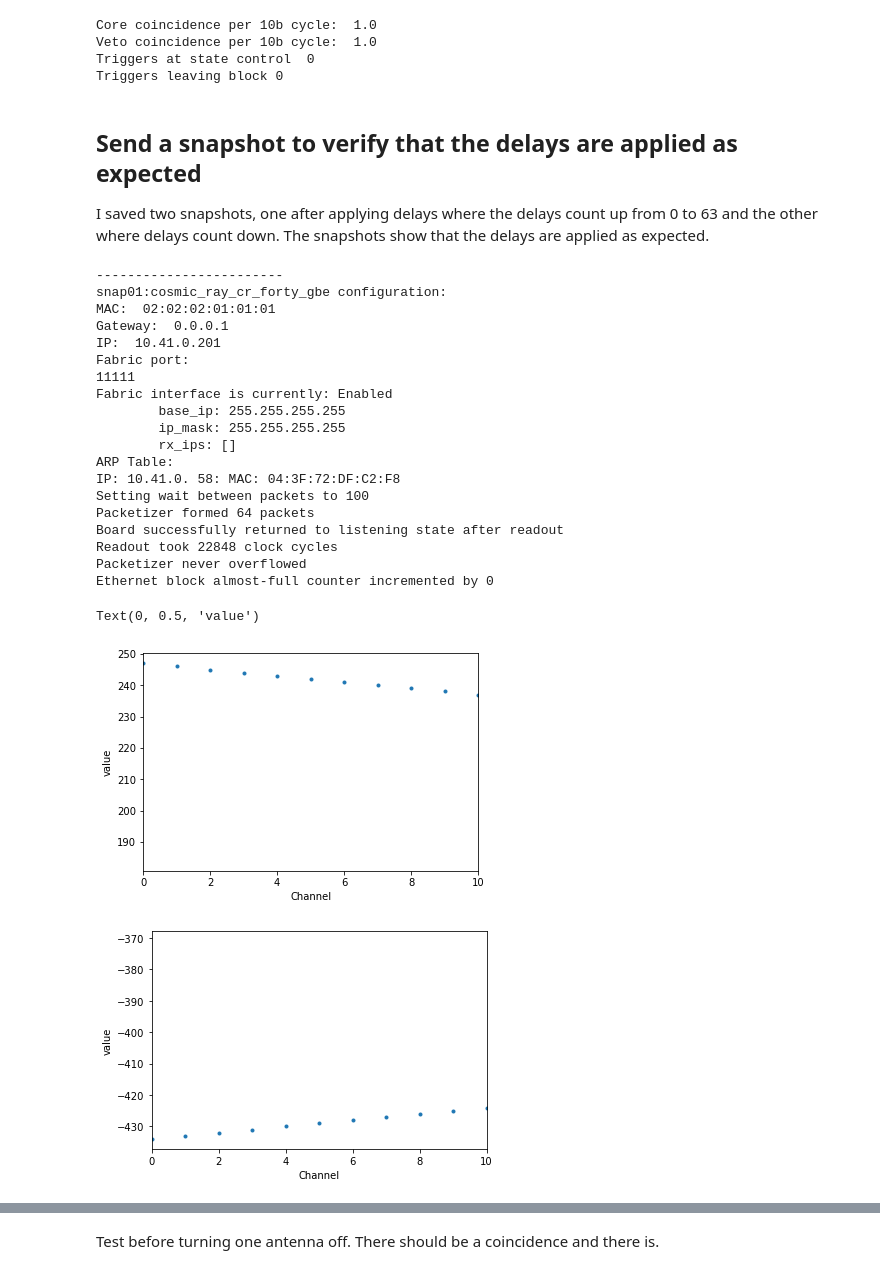
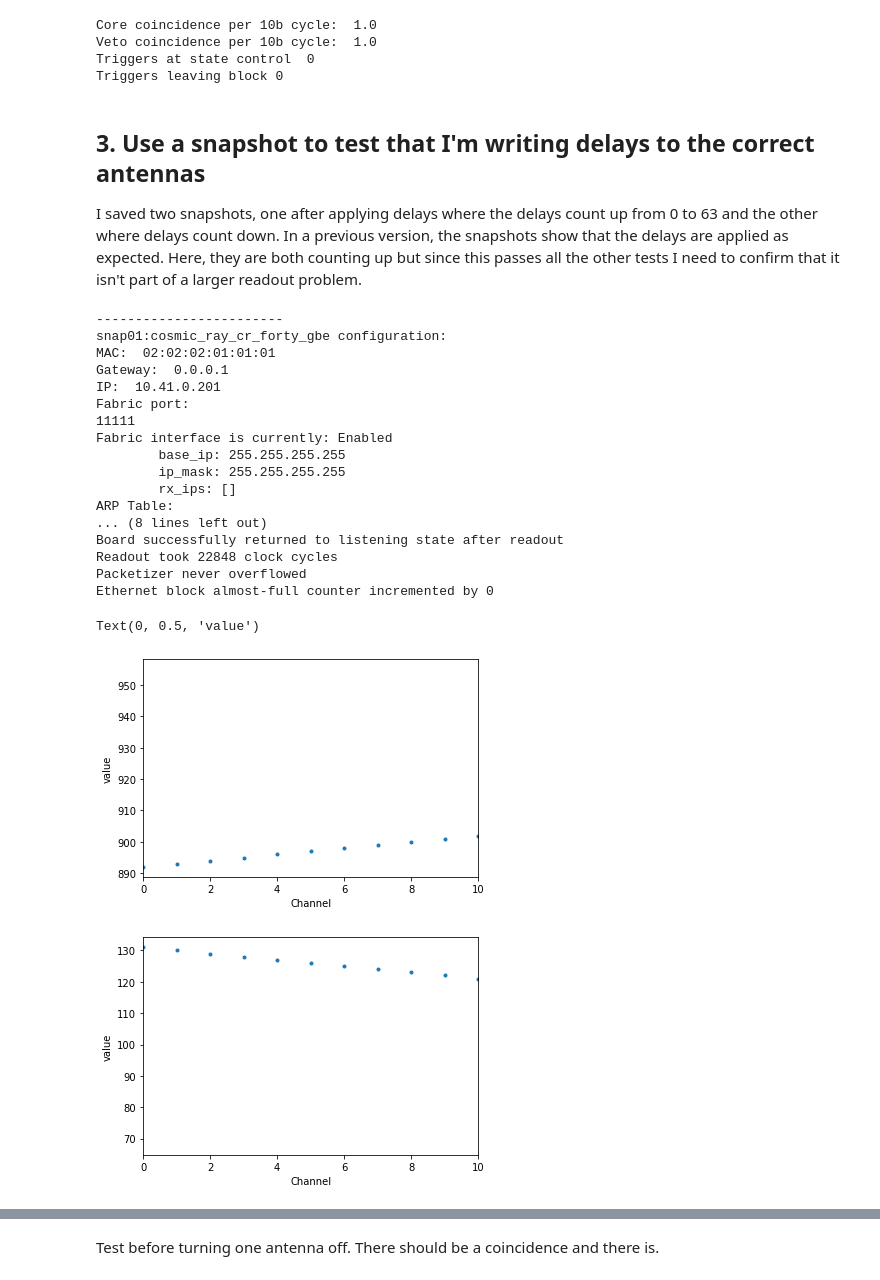
Before and after one commit to realtimeradio/caltech-lwa, a Jupyter notebook: cosmic_ray_scripts/snap2_control/trigger_veto_window_tests_internal.ipynb, the cells around one changed output, grey strips where cells are left out. Drawn from its saved outputs; the diff is of its cells as text; code cells hidden in the pictures.

Commit message:
Adding latest test notebooks and datacapture version. These finished validating the trigger and veto system and debugged a readout problem where internal triggers didn't result in ethernet packets.

```diff
--- a/cosmic_ray_scripts/snap2_control/trigger_veto_window_tests_internal.ipynb
+++ b/cosmic_ray_scripts/snap2_control/trigger_veto_window_tests_internal.ipynb
@@ -247,20 +238,26 @@ Veto coincidence per 10b cycle:  1.0
 Triggers at state control  0
 Triggers leaving block 0
 # %% [markdown]
-## Send a snapshot to verify that the delays are applied as expected
-I saved two snapshots, one after applying delays where the delays count up from 0 to 63 and the other where delays count down.  The snapshots show that the delays are applied as expected.
+## 3. Use a snapshot to test that I'm writing delays to the correct antennas
+
+I saved two snapshots, one after applying delays where the delays count up from 0 to 63 and the other where delays count down.  In a previous version, the snapshots show that the delays are applied as expected. Here, they are both counting up but since this passes all the other tests I need to confirm that it isn't part of a larger readout problem.
 # %%
 setvalue(casperbrd,"enable_coinc_trig","cr_registers.xlsx",0)
 delays=64-np.asarray(range(64))
 set_delays(casperbrd,delays)
 
 setup_ethernet(brdname,casperbrd,fpgfile,'lwacr',100)
-setvalue(casperbrd,'brd_id','cr_registers.xlsx',7)
+setvalue(casperbrd,'brd_id','cr_registers.xlsx',1)
 
 #enable ethernet
 setvalue(casperbrd,'eth_enable','cr_registers.xlsx',1)
 #send trigger
 software_trigger(casperbrd,1)
+
+#set delays counting up
+delays=np.asarray(range(64))
+set_delays(casperbrd,delays)
+software_trigger(casperbrd,1)
 # %% [output]
 ------------------------
 snap01:cosmic_ray_cr_forty_gbe configuration:
@@ -274,38 +271,44 @@ Fabric interface is currently: Enabled
         ip_mask: 255.255.255.255
         rx_ips: []
 ARP Table:
-IP: 10.41.0. 58: MAC: 04:3F:72:DF:C2:F8
-Setting wait between packets to 100
-Packetizer formed 64 packets
+... (8 lines left out)
 Board successfully returned to listening state after readout
 Readout took 22848 clock cycles
 Packetizer never overflowed
 Ethernet block almost-full counter incremented by 0
 # %%
-snapshotfname='/home/ubuntu/kp/caltech-lwa/cosmic_ray_scripts/data_capture/snapshots/single_board_snapshot1662926949.397944_0_0.npy'
+#old snapshotfname='/home/ubuntu/kp/caltech-lwa/cosmic_ray_scripts/data_capture/snapshots/single_board_snapshot1662926949.397944_0_0.npy'
+#snapshotfname='/home/ubuntu/kp/caltech-lwa/cosmic_ray_scripts/data_capture/snapshots/single_board_snapshot1672524669.2956147_0_0.npy'
+#snapshotfname='/home/ubuntu/kp/caltech-lwa/cosmic_ray_scripts/data_capture/snapshots/single_board_snapshot1672525117.9031954_0_0.npy'
+snapshotfname='/home/ubuntu/kp/caltech-lwa/cosmic_ray_scripts/data_capture/snapshots/single_board_snapshot1672599026.9217265_0_0.npy'
+
 snapshot=np.load(snapshotfname)
 
 chanmap=np.loadtxt('channelmap.txt')
 plt.figure()
 timesample=2500
 plt.plot(chanmap[1,:],snapshot[timesample,4:],'.')
 plt.xlim(0,10)
 plt.xlabel('Channel')
 plt.ylabel('value')
 
-snapshotfname='/home/ubuntu/kp/caltech-lwa/cosmic_ray_scripts/data_capture/snapshots/single_board_snapshot1662929772.1028724_0_0.npy'
+#old snapshotfname='/home/ubuntu/kp/caltech-lwa/cosmic_ray_scripts/data_capture/snapshots/single_board_snapshot1662929772.1028724_0_0.npy'
+#snapshotfname='/home/ubuntu/kp/caltech-lwa/cosmic_ray_scripts/data_capture/snapshots/single_board_snapshot1672524670.9214463_0_0.npy'
+#snapshotfname='/home/ubuntu/kp/caltech-lwa/cosmic_ray_scripts/data_capture/snapshots/single_board_snapshot1672525119.523457_0_0.npy'
+snapshotfname='/home/ubuntu/kp/caltech-lwa/cosmic_ray_scripts/data_capture/snapshots/single_board_snapshot1672599028.608758_0_0.npy'
+
 snapshot=np.load(snapshotfname)
 
 plt.figure()
 timesample=2500
 plt.plot(chanmap[1,:],snapshot[timesample,4:],'.')
 plt.xlim(0,10)
 plt.xlabel('Channel')
 plt.ylabel('value')
 # %% [output]
 Text(0, 0.5, 'value')
-[figure, old version]
+[figure, new version]
-[figure, old version]
+[figure, new version]
 # %%
 #disable ethernet and enable internal trigger
 setvalue(casperbrd,'eth_enable','cr_registers.xlsx',0)
```
Also changed, not shown: parts of 40 cells of this notebook, 3 other files.
